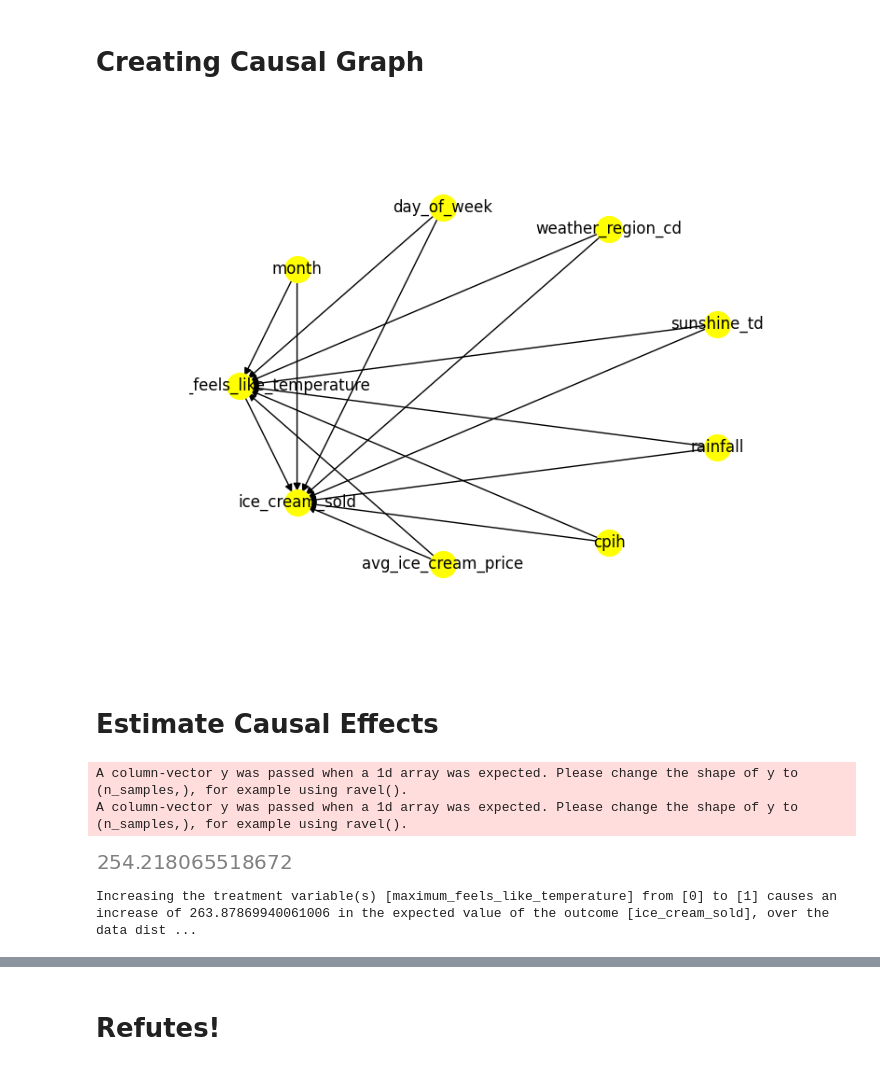
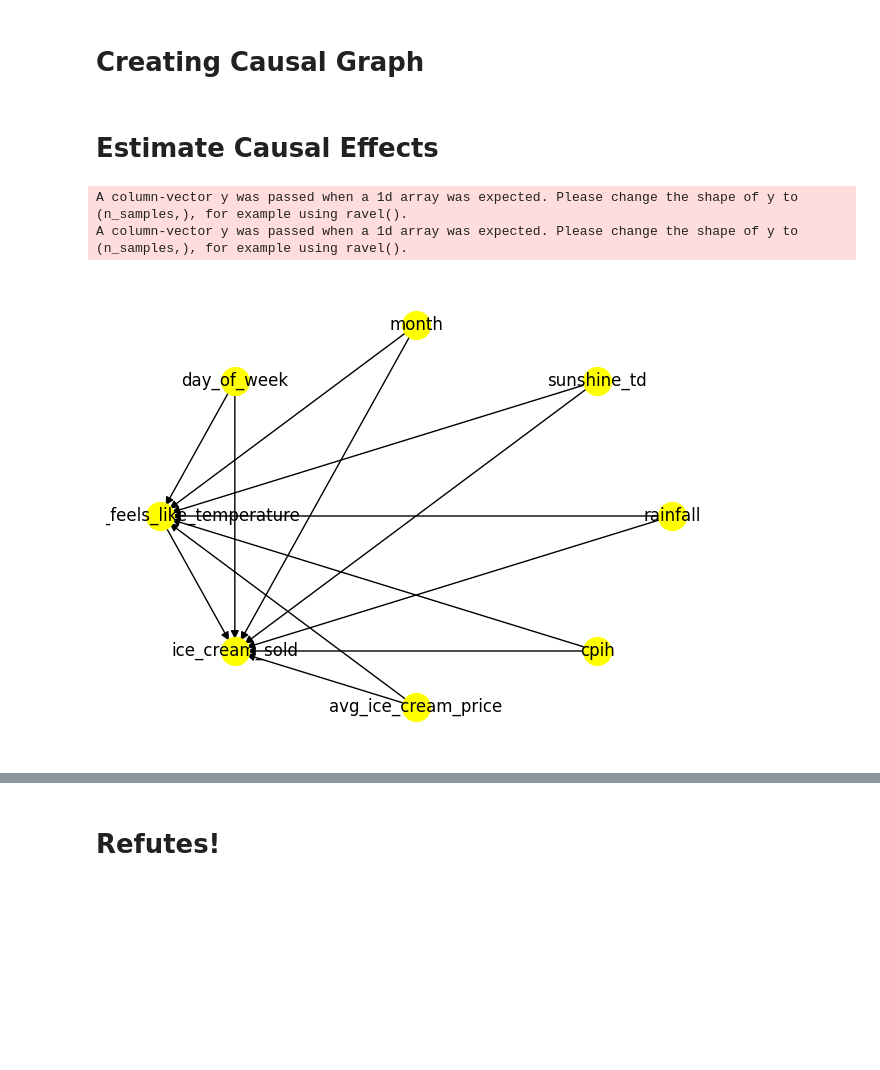
Before and after one commit to adi-jacobson/causal-ice-cream, a Jupyter notebook: notebooks/causal_modelling_econl_ml_only.ipynb, the cells around one changed output, grey strips where cells are left out. Saved outputs shown, nothing was run; the diff lists cells and outputs as text; code cells hidden in the pictures; blank space fills up the shorter version.

```diff
--- a/notebooks/causal_modelling_econl_ml_only.ipynb
+++ b/notebooks/causal_modelling_econl_ml_only.ipynb
@@ -36,0 +41,4 @@ df.head()
+# %%
+df_grouped = df.groupby(['date']).agg({'maximum_feels_like_temperature':'mean', 'rainfall':'mean', 'sunshine_td':'mean', 'avg_ice_cream_price':'mean', 'ice_cream_sold':'sum', 'cpih':'mean', 'month':'mean', 'day_of_week':'mean'}).reset_index()
+
+df_grouped.head()
@@ -38,13 +53,16 @@ df.head()
 # Creating Causal Graph
 # %%
 # Define estimator inputs
-treatment = "maximum_feels_like_temperature"  # outcome of interest
-outcome = "ice_cream_sold"  # intervention, or treatment
-covariates = ["avg_ice_cream_price", "cpih", "rainfall", "sunshine_td"]  # confounders
-features = ["weather_region_cd", "day_of_week", "month"]  # confounders
+
+treatment = "maximum_feels_like_temperature"  # What do we want to find the effect of
+outcome = "ice_cream_sold"  # Target
+covariates = ["avg_ice_cream_price", "cpih", "rainfall", "sunshine_td", "month", "day_of_week"]  # Confounders to account for
+# features = ["weather_region_cd", "day_of_week", "month"]  # Confounders to stratify on
+features = []
+
+X = df_grouped[covariates]
+Y = df_grouped[outcome]
+T = df_grouped[treatment]
+# W = df_grouped[features]
+W = None
-# %%
-X = df[covariates]
-Y = df[outcome]
-T = df[treatment]
-W = df[features]
 # %%
@@ -52,15 +72,3 @@ Y_train, Y_test, T_train, T_test, X_train, X_test, W_train, W_test = train_test_
-# %%
-model = CausalModel(
-    data=df,
-    treatment=treatment,
-    outcome=outcome,
-    common_causes=covariates,
-    instruments=None,
-    effect_modifiers=None)
-
-display(Image(filename="../figures/causal_model.png"))
-# %% [output]
-[figure, removed]
 # %% [markdown]
 # Estimate Causal Effects
 # %%
@@ -71,17 +81,23 @@ est = CausalForestDML(
                   )
 # %%
 # fit through dowhy
-est_dw = est.dowhy.fit(Y, T, X=X, W=W, outcome_names=[outcome], treatment_names=[treatment], feature_names=covariates,
-               confounder_names=features, inference="auto")
+
+%matplotlib inline
+
+# est_dw = est.dowhy.fit(Y, T, X=X, W=W, outcome_names=[outcome], treatment_names=[treatment], feature_names=covariates,
+#               confounder_names=features, inference="auto")
+
+est_dw = est.dowhy.fit(Y, T, X=X, W=None
+                , outcome_names=[outcome]
+                , treatment_names=[treatment]
+                , feature_names=covariates
+                , confounder_names=features
+                , inference="auto"
+                , control_value = 15
+                , treatment_value = 25)
+
+est_dw.view_model()
 # %% [output]
 A column-vector y was passed when a 1d array was expected. Please change the shape of y to (n_samples,), for example using ravel().
 A column-vector y was passed when a 1d array was expected. Please change the shape of y to (n_samples,), for example using ravel().
+[figure, added]
-# %%
-# estimate the CATE with the test set
-est_dw.const_marginal_ate(X_test)[0]
-# %% [output]
-[figure, removed]
-# %%
-est_dw.estimate_.interpret()
-# %% [output]
-Increasing the treatment variable(s) [maximum_feels_like_temperature] from [0] to [1] causes an increase of 263.87869940061006 in the expected value of the outcome [ice_cream_sold], over the data dist ...
```
Also changed, not shown: parts of 16 cells of this notebook.
